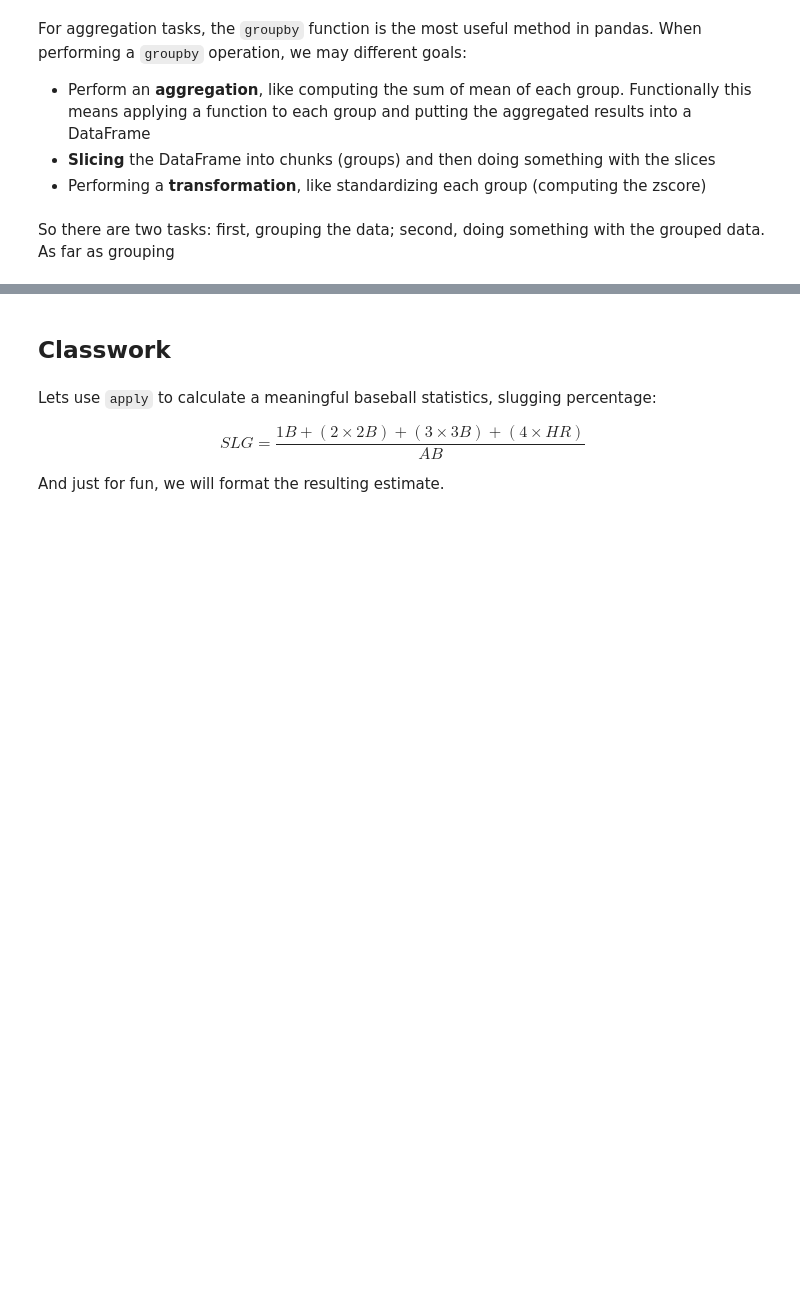
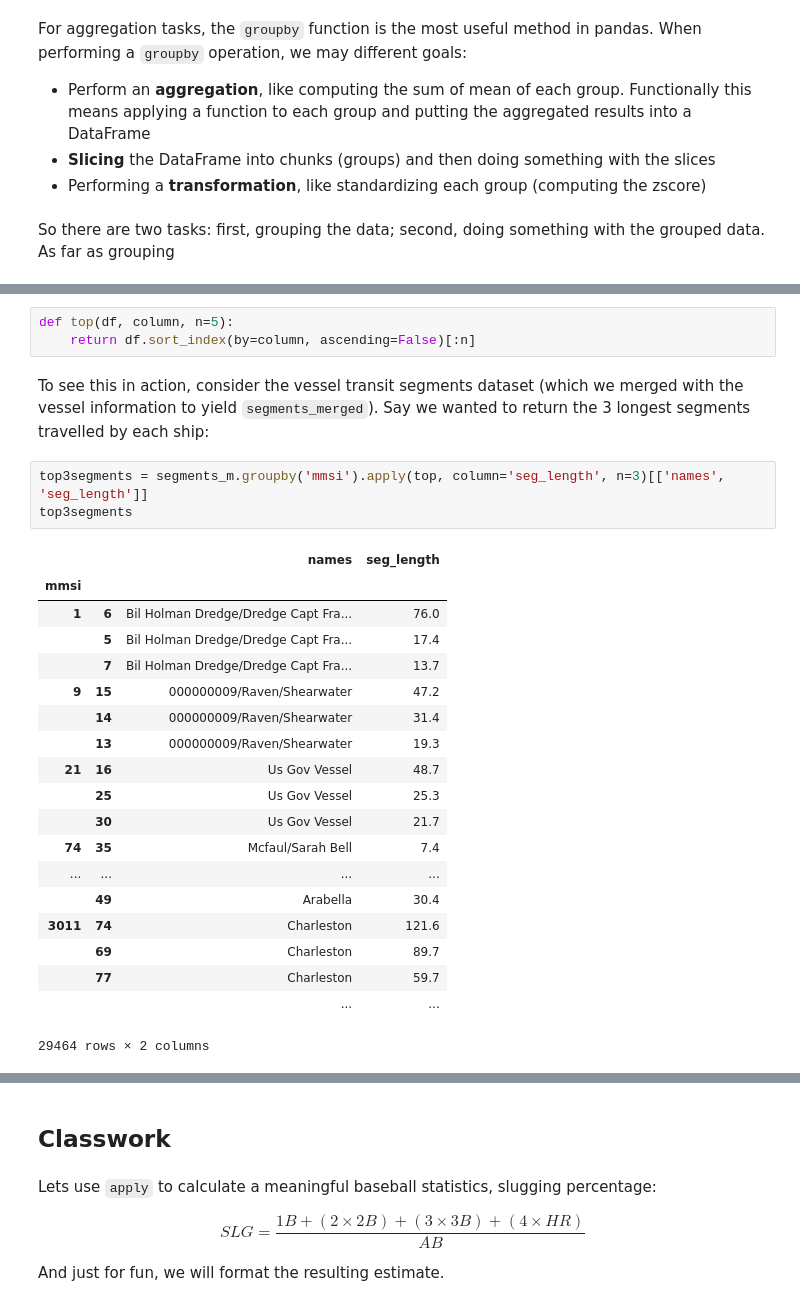
Before and after one commit to mawstr001/DS_HK_2, a Jupyter notebook: notebooks/04 - Databases.ipynb, the cells around one changed output, grey strips where cells are left out. Drawn from its saved outputs; the diff is of its cells as text; blank space fills up the shorter version.

Commit message:
Pandas Workshop - split-apply-combine segment

```diff
--- a/notebooks/04 - Databases.ipynb
+++ b/notebooks/04 - Databases.ipynb
@@ -1342,0 +1439,28 @@ data
+# %%
+def top(df, column, n=5):
+    return df.sort_index(by=column, ascending=False)[:n]
+# %% [markdown]
+To see this in action, consider the vessel transit segments dataset (which we merged with the vessel information to yield `segments_merged`). Say we wanted to return the 3 longest segments travelled by each ship:
+# %%
+top3segments = segments_m.groupby('mmsi').apply(top, column='seg_length', n=3)[['names', 'seg_length']]
+top3segments
+# %% [output]
+|  |  | names | seg_length |
+| mmsi |  |  |  |
+| 1 | 6 | Bil Holman Dredge/Dredge Capt Fra... | 76.0 |
+|  | 5 | Bil Holman Dredge/Dredge Capt Fra... | 17.4 |
+|  | 7 | Bil Holman Dredge/Dredge Capt Fra... | 13.7 |
+| 9 | 15 | 000000009/Raven/Shearwater | 47.2 |
+|  | 14 | 000000009/Raven/Shearwater | 31.4 |
+|  | 13 | 000000009/Raven/Shearwater | 19.3 |
+| 21 | 16 | Us Gov Vessel | 48.7 |
+|  | 25 | Us Gov Vessel | 25.3 |
+|  | 30 | Us Gov Vessel | 21.7 |
+| 74 | 35 | Mcfaul/Sarah Bell | 7.4 |
+| ... | ... | ... | ... |
+|  | 49 | Arabella | 30.4 |
+| 3011 | 74 | Charleston | 121.6 |
+|  | 69 | Charleston | 89.7 |
+|  | 77 | Charleston | 59.7 |
+|  |  | ... | ... |
+29464 rows × 2 columns
```
Also changed, not shown: parts of 134 cells of this notebook.
